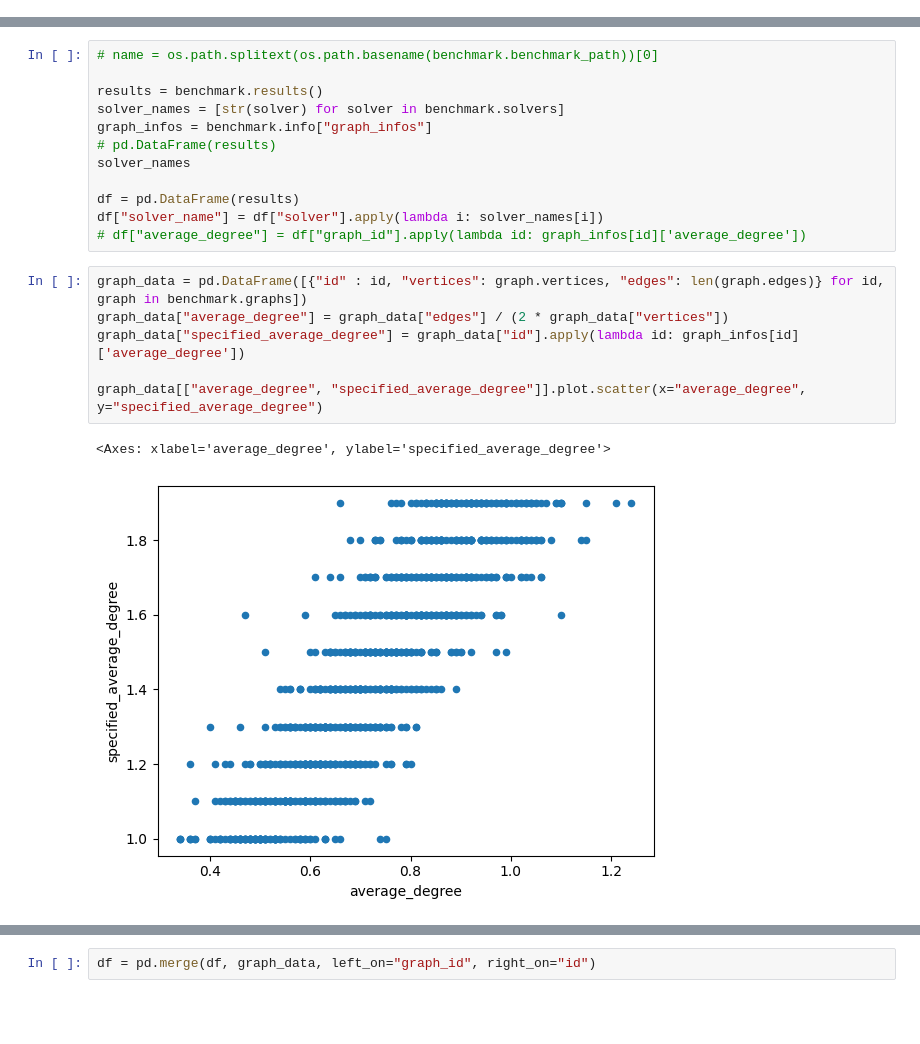
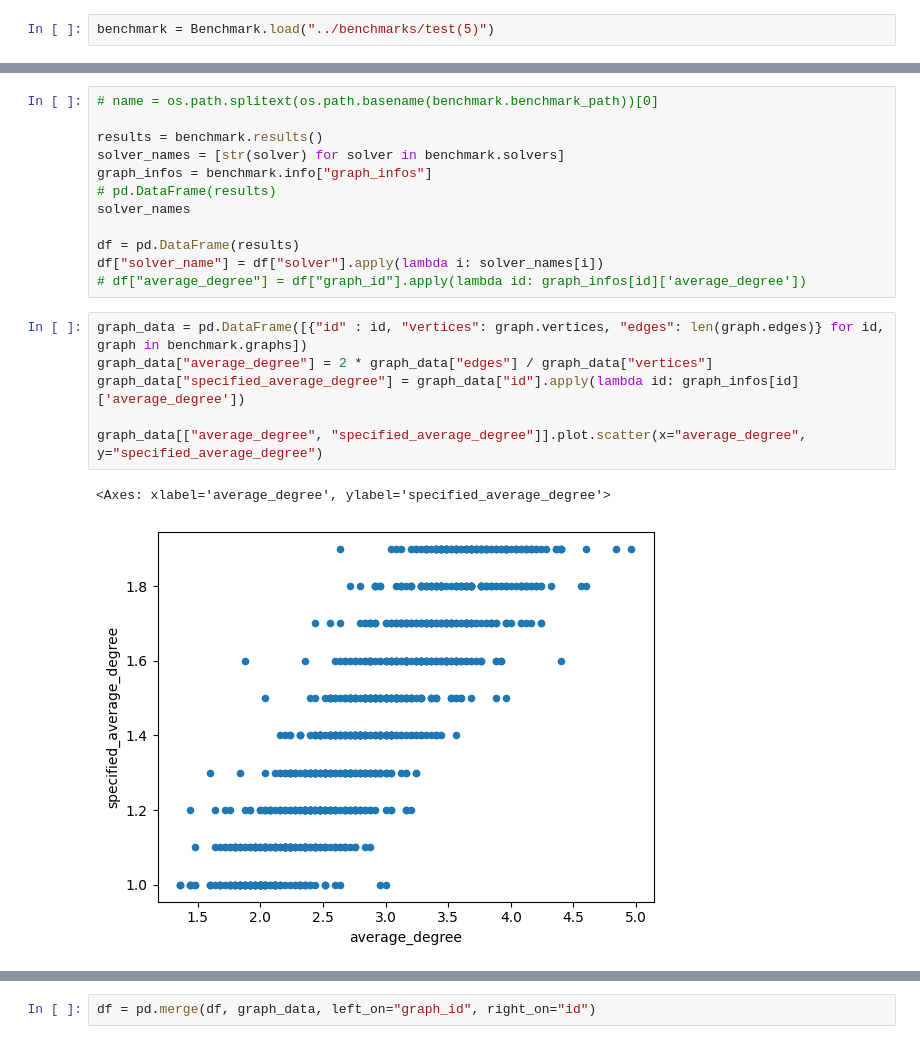
Before and after one commit to blinkybool/LongestPath, a Jupyter notebook: notebooks/benchmarking_average_degree.ipynb, the cells around one changed output, grey strips where cells are left out. Saved outputs shown, nothing was run; the diff lists cells and outputs as text; blank space fills up the shorter version.

```diff
--- a/notebooks/benchmarking.ipynb
+++ b/notebooks/benchmarking_average_degree.ipynb
@@ -37,6 +34,8 @@ benchmark = new_random_benchmark(params_list, solvers=[
 benchmark.benchmark_path
 # %% [output]
 '../benchmarks/test(5)'
+# %%
+benchmark = Benchmark.load("../benchmarks/test(5)")
 # %%
 benchmark.run(retryFailures=False, timeout=10)
 # %% [output]
@@ -71,13 +70,13 @@ df["solver_name"] = df["solver"].apply(lambda i: solver_names[i])
 # df["average_degree"] = df["graph_id"].apply(lambda id: graph_infos[id]['average_degree'])
 # %%
 graph_data = pd.DataFrame([{"id" : id, "vertices": graph.vertices, "edges": len(graph.edges)} for id, graph in benchmark.graphs])
-graph_data["average_degree"] = graph_data["edges"] / (2 * graph_data["vertices"])
+graph_data["average_degree"] = 2 * graph_data["edges"] / graph_data["vertices"]
 graph_data["specified_average_degree"] = graph_data["id"].apply(lambda id: graph_infos[id]['average_degree'])
 
 graph_data[["average_degree", "specified_average_degree"]].plot.scatter(x="average_degree", y="specified_average_degree")
 # %% [output]
 <Axes: xlabel='average_degree', ylabel='specified_average_degree'>
-[figure, old version]
+[figure, new version]
 # %%
 graph_data[["average_degree", "specified_average_degree"]].boxplot(by="specified_average_degree")
 # %% [output]
```
Also changed, not shown: parts of 7 cells of this notebook, 3 other files.
